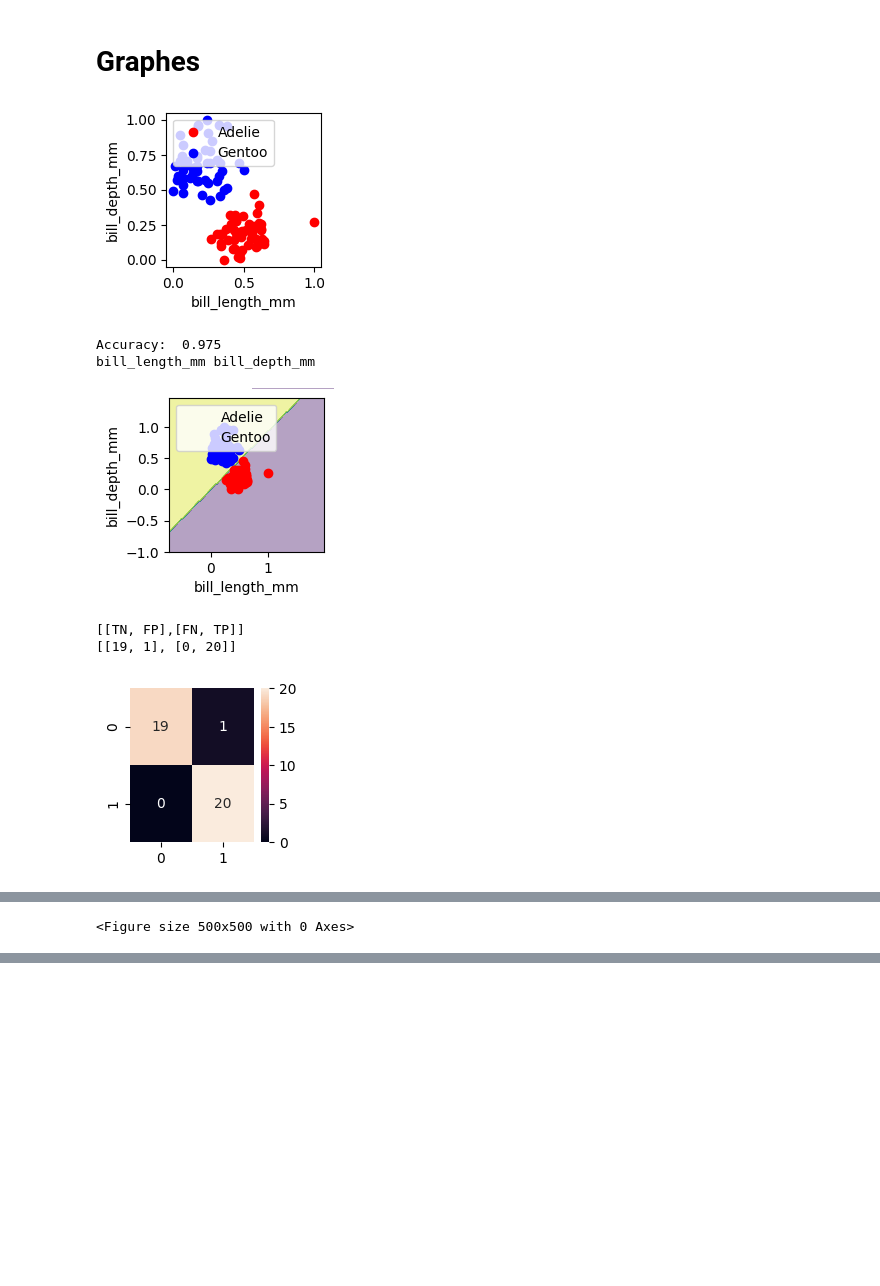
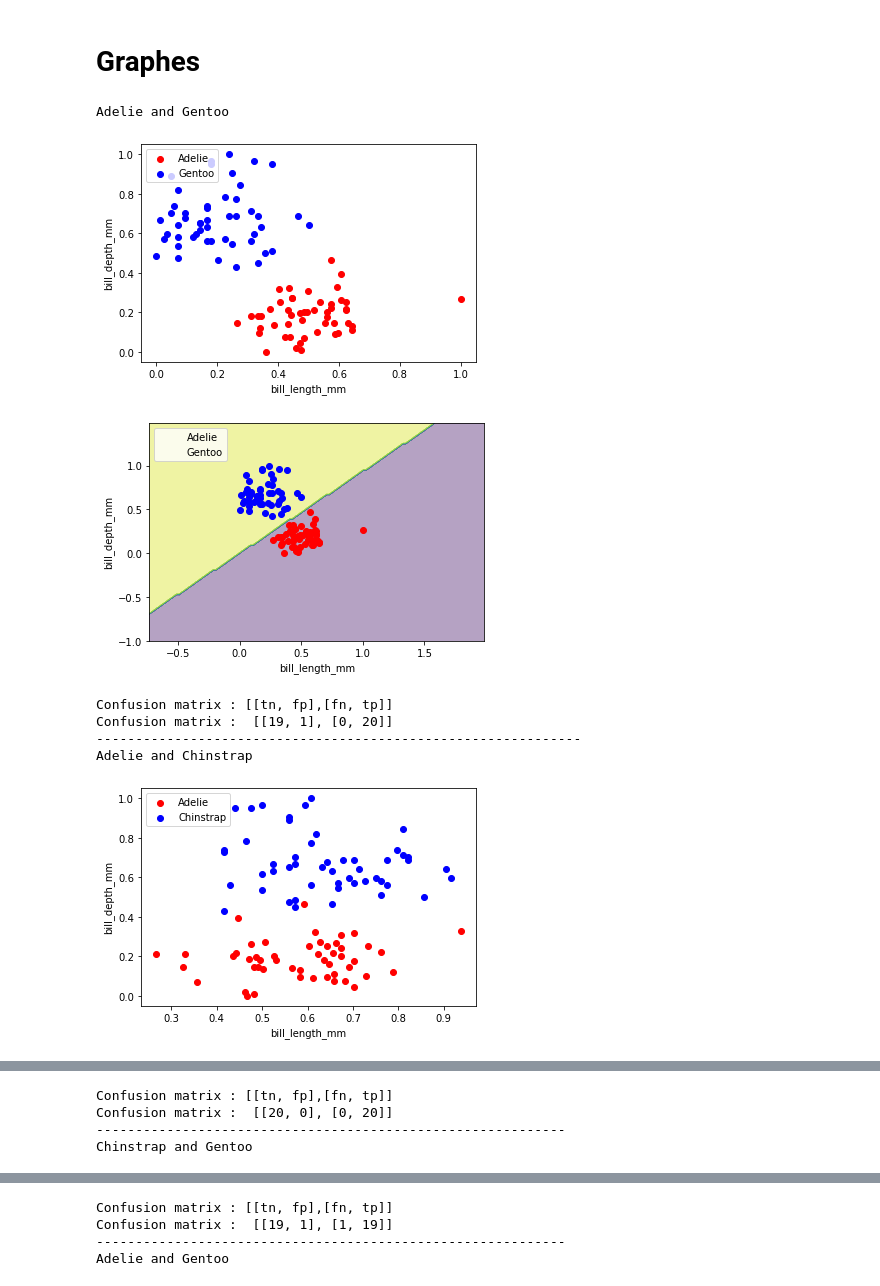
Before and after one commit to Nourhan-Mahmoud/Neural-Network-Tasks, a Jupyter notebook: Task1 - Single layer Perceptron/model1.ipynb, the cells around one changed output, grey strips where cells are left out. Cells and saved outputs as stored; diff of their text form; code cells hidden in the pictures; blank space fills up the shorter version.

Commit message:
Fix issues of Graphs

```diff
--- a/Task1 - Single layer Perceptron/model1.ipynb
+++ b/Task1 - Single layer Perceptron/model1.ipynb
@@ -108,17 +108,5 @@ def two_F_graph(data , f1 , f2 , cls1 , cls2 , epochs ,learning_rate,isbias , c_
         plot_data(data1[f1] ,data1[f2] , data2[f1] ,data2[f2] ,w , b,f1 , f2,cls1,cls2)
         return acc,actual,predictions
-# %%
-def graphes(data ,cols, c_line=False):
-    for i in range(5):
-        j=i+1
-        while j<5:
-            print("Adelie and Gentoo")
-            two_F_graph(data , cols[i] , cols[j] , "Adelie" , "Gentoo" , c_line = c_line )
-            print("Adelie and Chinstrap")
-            two_F_graph(data , cols[i] , cols[j] , "Adelie" , "Chinstrap" , c_line = c_line )
-            print("Chinstrap and Gentoo")
-            two_F_graph(data , cols[i] , cols[j] , "Chinstrap" , "Gentoo" , c_line = c_line )
-            j=j+1
 # %%
 def confusion_matrix(actual,predictions):
     fp = 0
@@ -142,27 +164,18 @@ def confusion_matrix(actual,predictions):
 # %%
 if __name__ == "__main__":
     data = pd.read_csv("penguins.csv")
     data=normalizeData(data)
     data.gender.fillna(data.gender.describe().top,inplace=True)
     data.gender.replace({"male":1,"female":0},inplace=True)
     cols=data.columns.to_list()
     cols.remove("species")
-
-
-    #graphes(data , c_line=True , cols=cols)
-
-
-    two_F_graph(data,'bill_length_mm','bill_depth_mm','Adelie','Gentoo',1000,1,True,c_line=False)
-    acc,actual,predictions = two_F_graph(data,'bill_length_mm','bill_depth_mm','Adelie','Gentoo',1000,1,True,c_line=True)
-    cm = confusion_matrix(actual,predictions)
-    print("[[TN, FP],[FN, TP]]")
-    print(cm)
-    sns.heatmap(cm, annot=True)
+    graphes(data , c_line=True , cols=cols)
 # %% [output]
+Adelie and Gentoo
-[figure, old version]
+[figure, new version]
-Accuracy:  0.975
-bill_length_mm bill_depth_mm
-[figure, old version]
+[figure, new version]
-[[TN, FP],[FN, TP]]
-[[19, 1], [0, 20]]
+Confusion matrix : [[tn, fp],[fn, tp]]
+Confusion matrix :  [[19, 1], [0, 20]]
+--------------------------------------------------------------
+Adelie and Chinstrap
-[figure, old version]
+[figure, new version]
@@ -169 +183,4 @@ bill_length_mm bill_depth_mm
-<Figure size 500x500 with 0 Axes>
+Confusion matrix : [[tn, fp],[fn, tp]]
+Confusion matrix :  [[20, 0], [0, 20]]
+------------------------------------------------------------
+Chinstrap and Gentoo
@@ -169,0 +189,4 @@ bill_length_mm bill_depth_mm
+Confusion matrix : [[tn, fp],[fn, tp]]
+Confusion matrix :  [[19, 1], [1, 19]]
+------------------------------------------------------------
+Adelie and Gentoo
```
Also changed, not shown: parts of 3 cells of this notebook, 1 other file.
